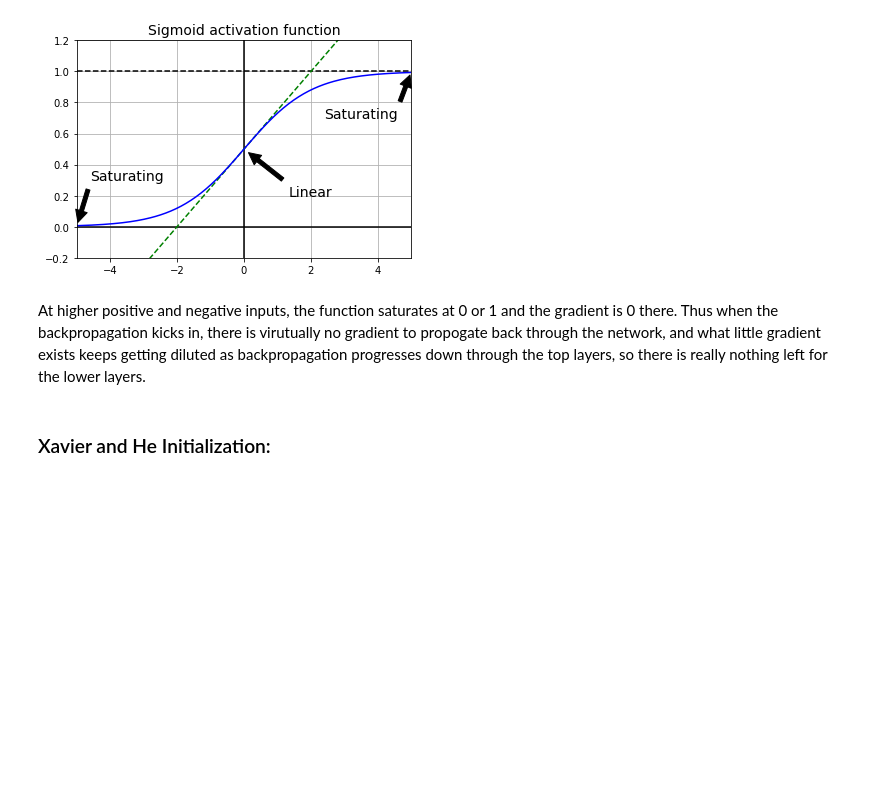
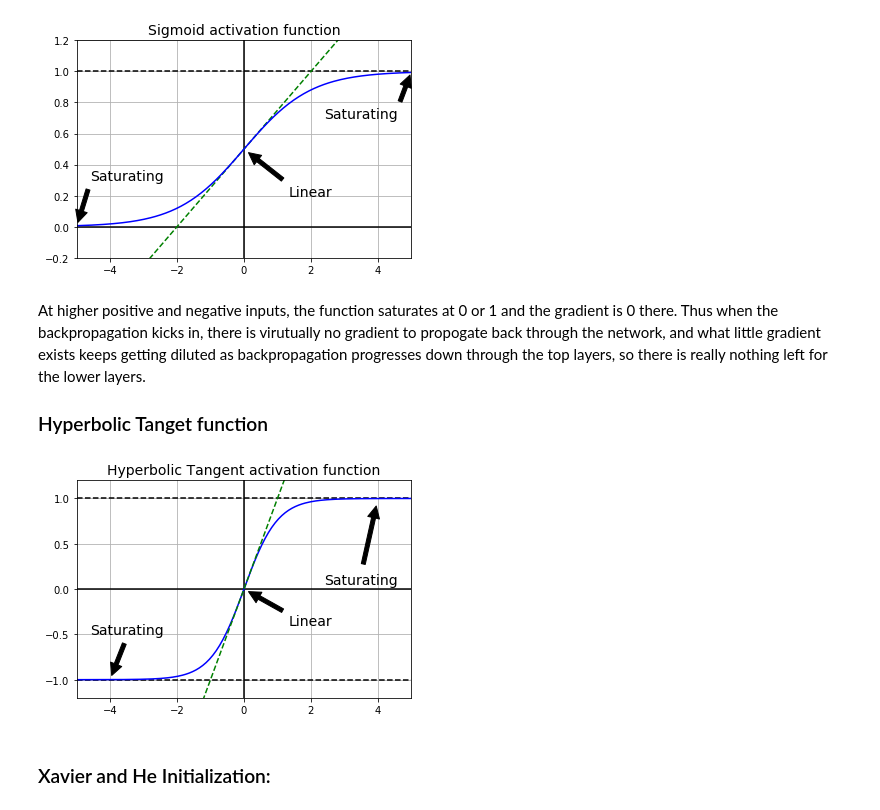
Before and after one commit to sivaram10/Python-Handson-Projects, a Jupyter notebook: 11-Deep Neural Nets.ipynb, the cells around one changed output. Saved outputs shown, nothing was run; the diff lists cells and outputs as text; code cells hidden in the pictures; blank space fills up the shorter version.

```diff
--- a/11-Deep Neural Nets.ipynb
+++ b/11-Deep Neural Nets.ipynb
@@ -41,6 +41,27 @@ plt.show()
 [figure]
 # %% [markdown]
 At higher positive and negative inputs, the function saturates at 0 or 1 and the gradient is 0 there. Thus when the backpropagation kicks in, there is virutually no gradient to propogate back through the network, and what little gradient exists keeps getting diluted as backpropagation progresses down through the top layers, so there is really nothing left for the lower layers.
+### Hyperbolic Tanget function
+# %%
+def tan_h(z):
+    return np.tanh(z)
+
+plt.plot([-5, 5], [0, 0], 'k-')
+plt.plot([0, 0], [1.2, -1.2], 'k-')
+plt.plot([-5, 5], [1, 1], 'k--')
+plt.plot([-5, 5], [-1, -1], 'k--')
+plt.plot(z, tan_h(z), 'b')
+plt.plot([-5, 5], [-5, 5], 'g--')
+plt.axis([-5, 5, -1.2, 1.2])
+plt.grid(True)
+props = dict(facecolor='black', shrink=0.1)
+plt.annotate('Saturating', xytext=(3.5, .05), xy=(4, 1), arrowprops=props, fontsize=14, ha="center")
+plt.annotate('Saturating', xytext=(-3.5,-0.5), xy=(-4, -1), arrowprops=props, fontsize=14, ha="center")
+plt.annotate('Linear', xytext=(2, -0.4), xy=(0, 0), arrowprops=props, fontsize=14, ha="center")
+plt.title("Hyperbolic Tangent activation function", fontsize=14)
+plt.show()
+# %% [output]
+[figure, added]
 # %% [markdown]
 ### Xavier and He Initialization:
 # %% [markdown]
```
Also changed, not shown: parts of 10 cells of this notebook.
